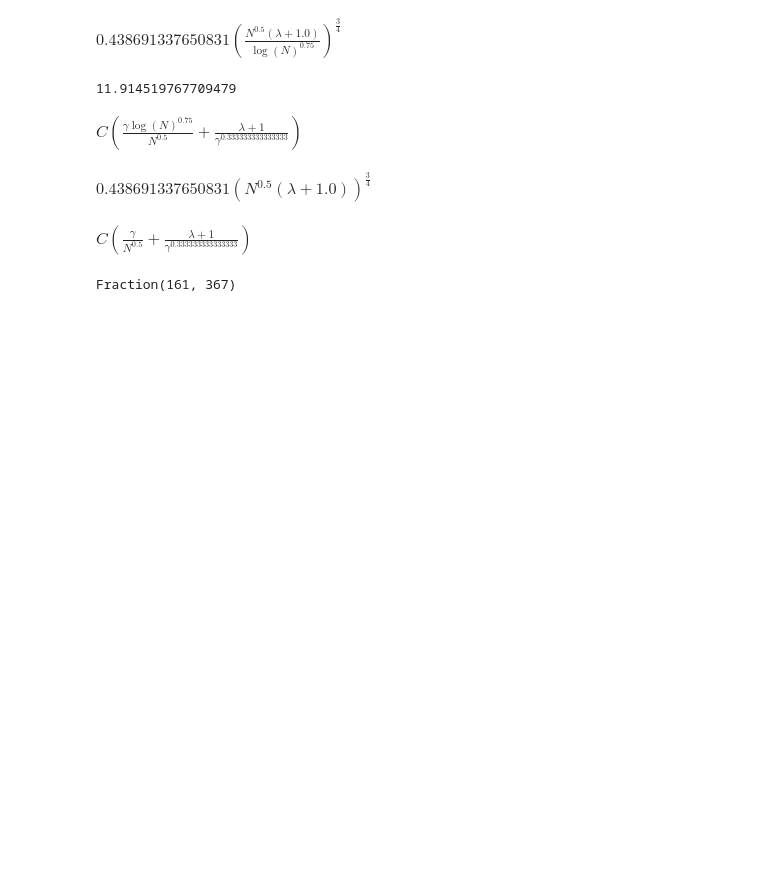
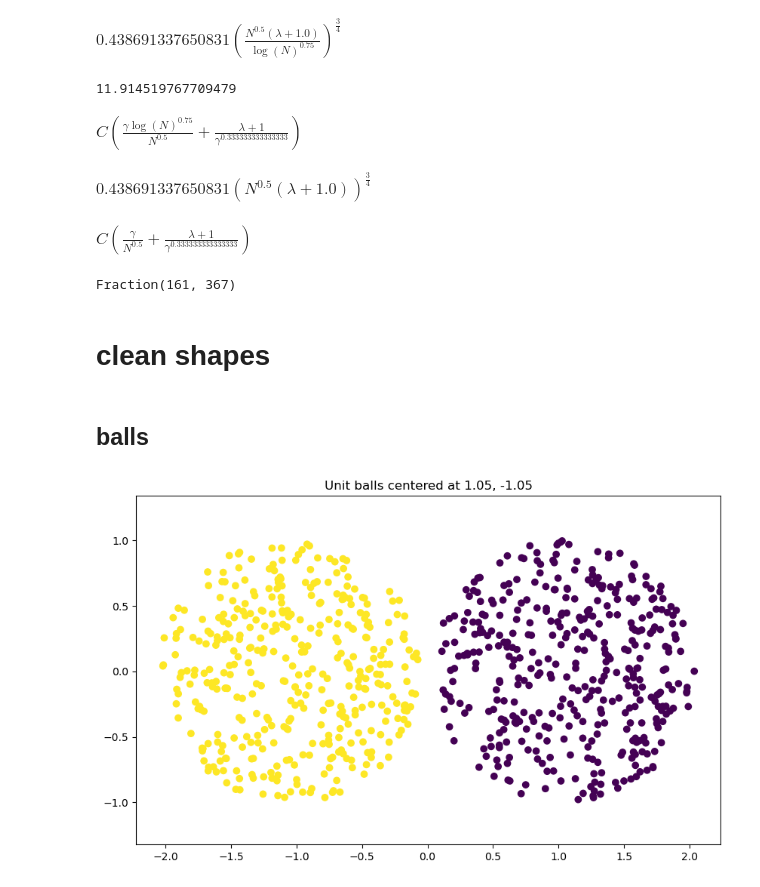
Before and after one commit to michaelt918/Weighted-SON-Project, a Jupyter notebook: pycvxcluster-main/testing.ipynb, the cells around one changed output. Cells and saved outputs as stored; diff of their text form; code cells hidden in the pictures; blank space fills up the shorter version.

Commit message:
new shapes

```diff
--- a/pycvxcluster-main/testing.ipynb
+++ b/pycvxcluster-main/testing.ipynb
@@ -769,3 +769,52 @@ fraction_approximation = Fraction(0.438691337650831).limit_denominator(1000)
 fraction_approximation
 # %% [output]
 Fraction(161, 367)
+# %% [markdown]
+# clean shapes
+# %% [markdown]
+## balls
+# %%
+def unit_balls(N, d):
+    def generate_points_in_cube(d, num_samples):
+        # Generate random points in a d-dimensional cube
+        points = np.random.uniform(-1, 1, (num_samples, d))
+        return points
+
+    def points_in_unit_ball(points):
+        # Calculate the squared distance from the origin for each point
+        squared_distances = np.sum(points**2, axis=1)
+        # A point is in the unit ball if its squared distance from the origin is less than or equal to 1
+        mask = squared_distances <= 1
+        return points[mask]
+
+    # Define the number of dimensions and the number of points to sample
+    random_assignment = np.random.randint(0, 2, N)
+    num_samples1 = len(random_assignment[random_assignment == 0])
+    num_samples2 = len(random_assignment[random_assignment == 1])
+
+    e1 = np.zeros(d)
+    e1[0] = 1.05
+    cluster1 = generate_points_in_cube(d, num_samples1)
+    cluster2 = generate_points_in_cube(d, num_samples2)
+
+    cluster1 = points_in_unit_ball(cluster1) + e1
+    cluster2 = points_in_unit_ball(cluster2) - e1
+
+    # Combine the samples and assign labels
+    X = np.vstack((cluster1, cluster2))
+    y = np.hstack((np.zeros(len(cluster1), dtype=int), np.ones(len(cluster2),  dtype=int)))
+
+    # Store the means in an np array
+    centers = np.array([e1, -e1])
+    return X, y, centers, d
+
+X_ball, y_ball, centers_ball, d = unit_balls(1000, 2)
+
+# Plotting
+plt.figure(figsize=(10, 6))
+plt.scatter(X_ball[:, 0], X_ball[:, 1], c=y_ball)
+plt.title('Unit balls centered at 1.05, -1.05')
+plt.axis('equal')
+plt.show()
+# %% [output]
+[figure, added]
```
Also changed, not shown: parts of 5 cells of this notebook, 1 other file.
